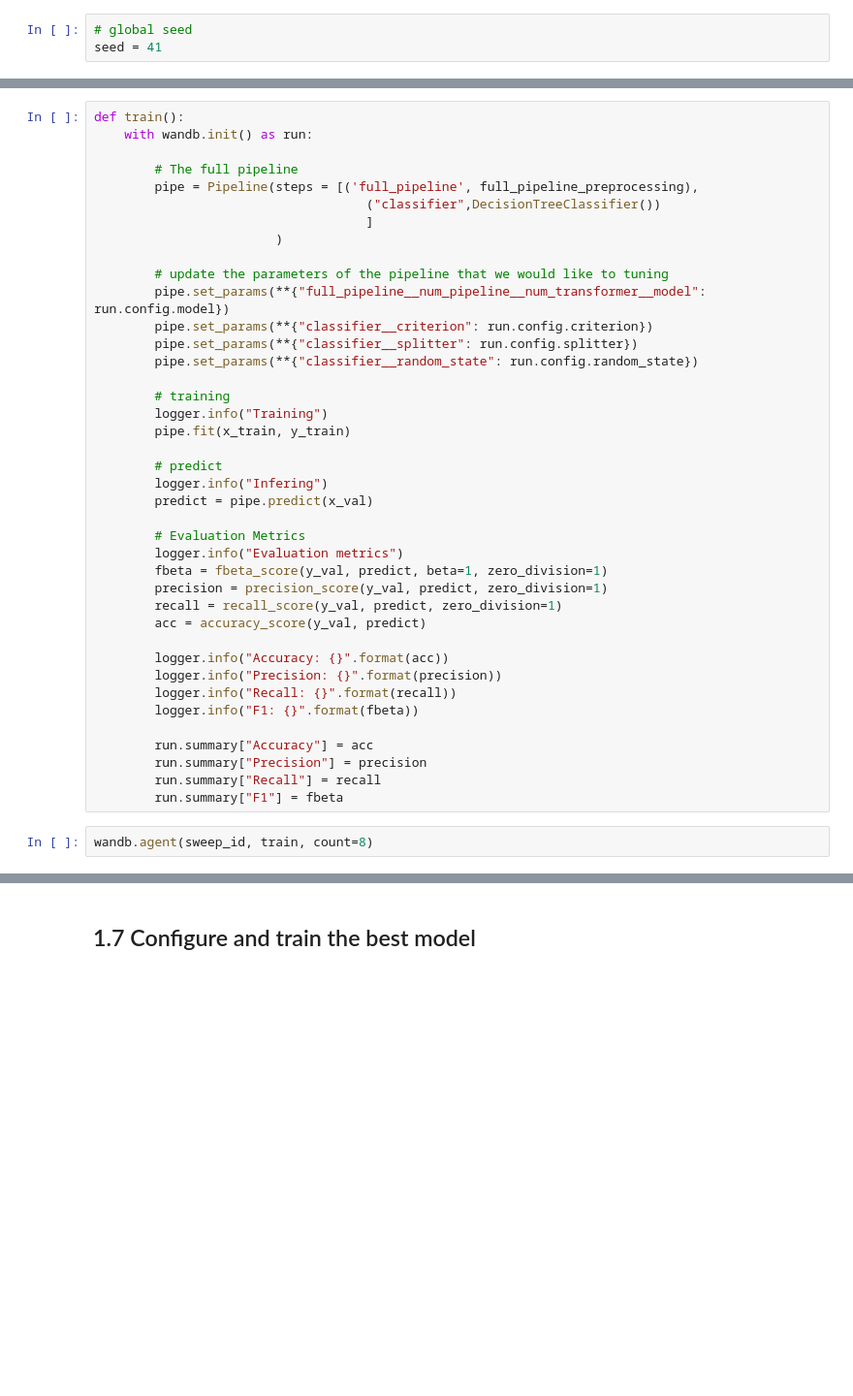
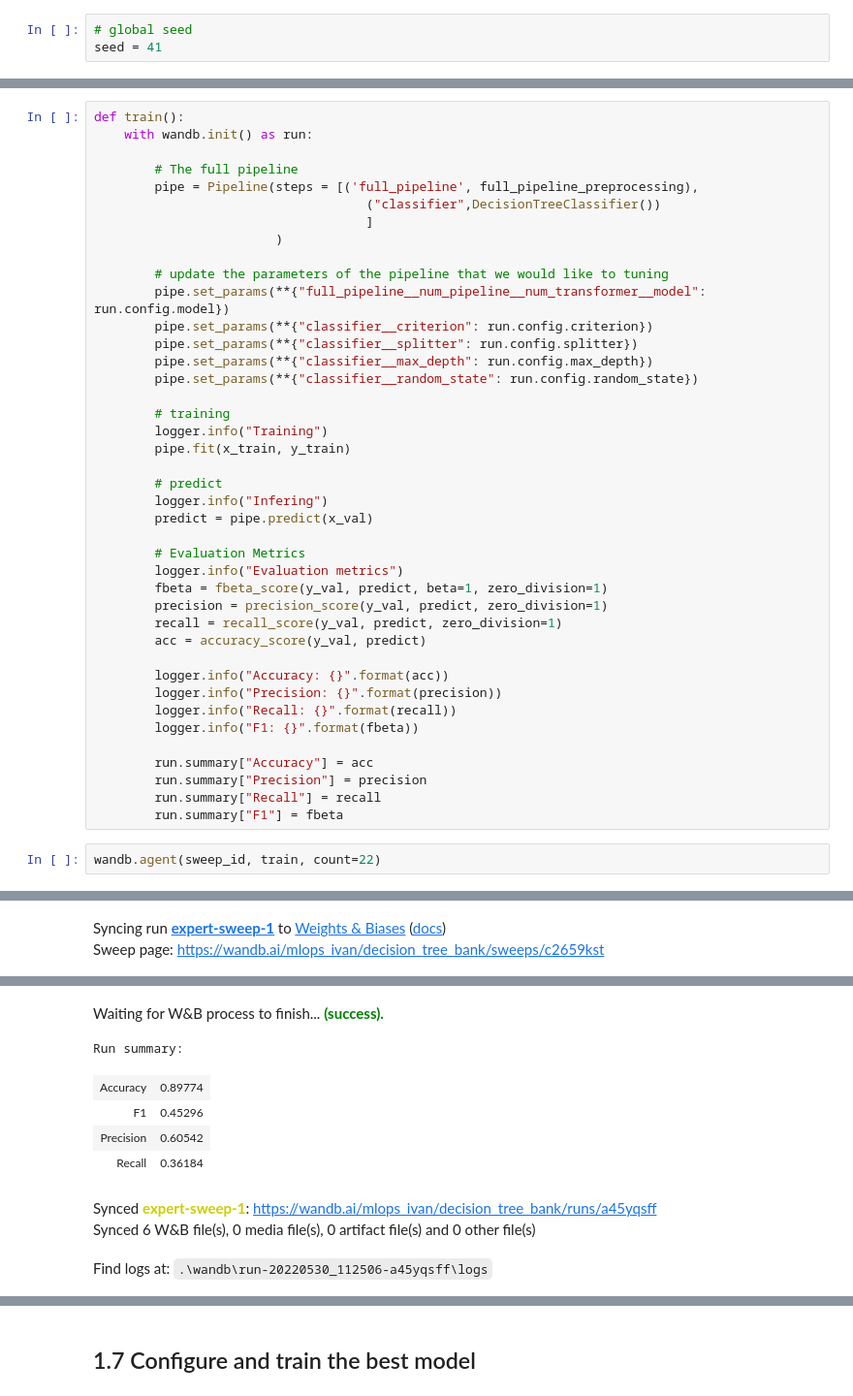
Before and after one commit to francisvalguedes/bank_marketing, a Jupyter notebook: classification/train.ipynb, the cells around one changed output, grey strips where cells are left out. Shown at 97% size. Cells and saved outputs as stored; diff of their text form; blank space fills up the shorter version.

Commit message:
update sweep_config

```diff
--- a/classification/train.ipynb
+++ b/classification/train.ipynb
@@ -834,6 +785,7 @@ def train():
         pipe.set_params(**{"full_pipeline__num_pipeline__num_transformer__model": run.config.model})
         pipe.set_params(**{"classifier__criterion": run.config.criterion})
         pipe.set_params(**{"classifier__splitter": run.config.splitter})
+        pipe.set_params(**{"classifier__max_depth": run.config.max_depth})
         pipe.set_params(**{"classifier__random_state": run.config.random_state})
 
         # training
@@ -861,4 +813,5 @@ def train():
         run.summary["Recall"] = recall
         run.summary["F1"] = fbeta
 # %%
-wandb.agent(sweep_id, train, count=8)
+wandb.agent(sweep_id, train, count=22)
+# %% [output]
@@ -864,0 +828,2 @@ wandb.agent(sweep_id, train, count=8)
+Syncing run expert-sweep-1 to Weights & Biases (docs)
+Sweep page: https://wandb.ai/mlops_ivan/decision_tree_bank/sweeps/c2659kst
@@ -864,0 +837,9 @@ wandb.agent(sweep_id, train, count=8)
+Waiting for W&B process to finish... (success).
+Run summary:
+| Accuracy | 0.89774 |
+| F1 | 0.45296 |
+| Precision | 0.60542 |
+| Recall | 0.36184 |
+Synced expert-sweep-1: https://wandb.ai/mlops_ivan/decision_tree_bank/runs/a45yqsff
+Synced 6 W&B file(s), 0 media file(s), 0 artifact file(s) and 0 other file(s)
+Find logs at: .\wandb\run-20220530_112506-a45yqsff\logs
```
Also changed, not shown: parts of 34 cells of this notebook, 1 other file.
